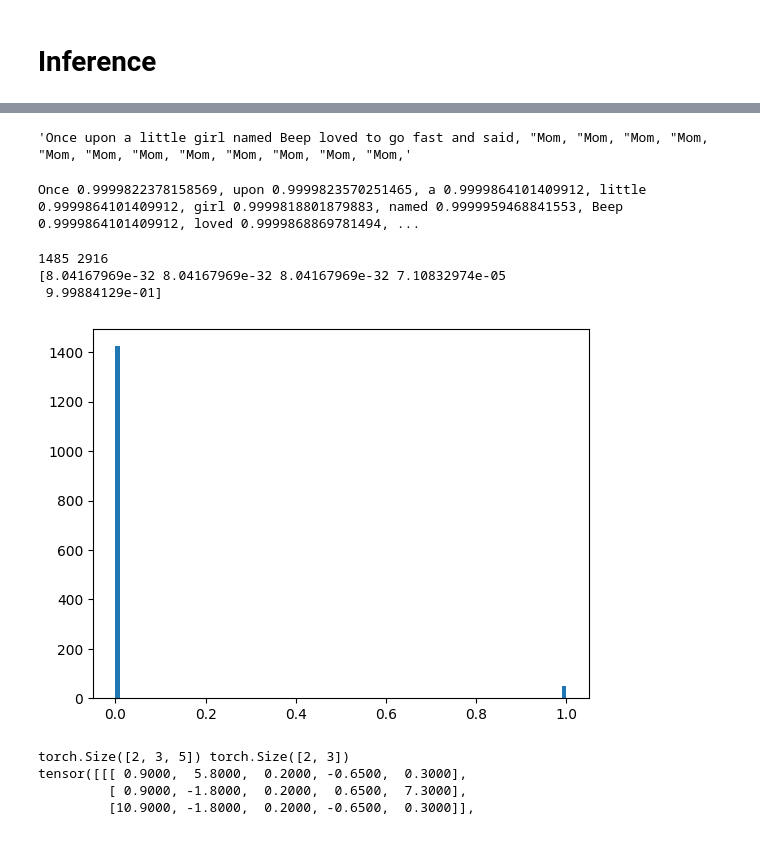
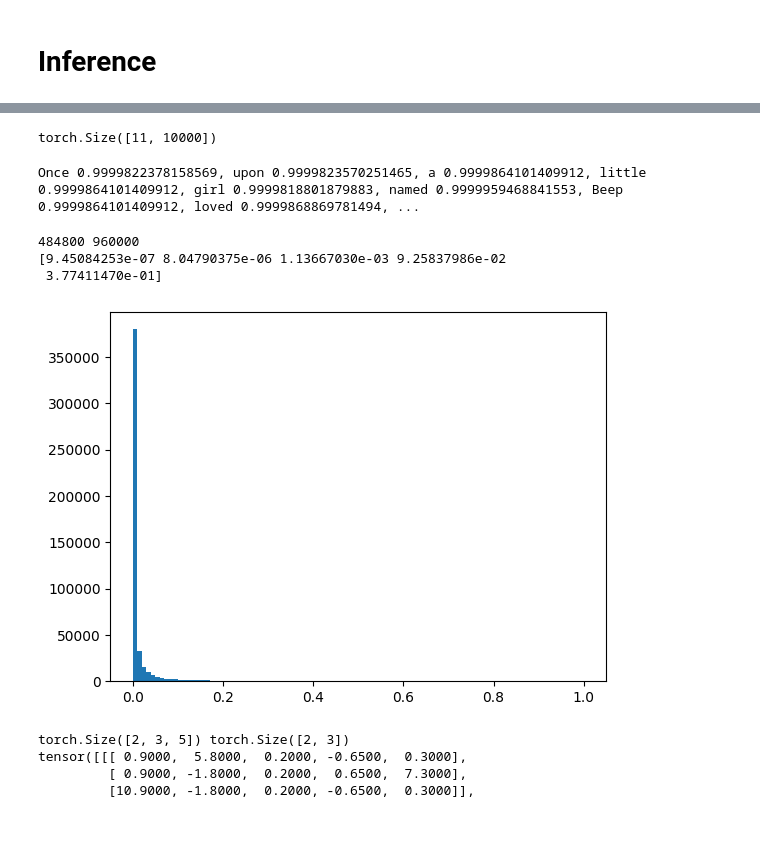
Before and after one commit to oleksandr-diudiun/mlx-week5, a Jupyter notebook: sid/notebooks/transformer.ipynb, the cells around one changed output, grey strips where cells are left out. Cells and saved outputs as stored; diff of their text form; code cells hidden in the pictures.

```diff
--- a/sid/notebooks/transformer.ipynb
+++ b/sid/notebooks/transformer.ipynb
@@ -253,23 +218,27 @@ c.most_common(100)  #
 # Data generation utilities
 # %%
 # Lets create a dataset
-T = 100  # Window size
+T = 512  # Window size
 V = VOCAB_SIZE
-B = 16
+B = 48
 SOS = "<SOS>"
 EOS = "<EOS>"
 
 
 # This is a bit slow because it generates S*(N - T) samples of length T each, where S is the number of sentences and N is the number of tokens in the sentence
-# TODO: stupidly parallelize and load it into a numpy array and save it to a file, then memory map that file and load it into a torch tensor.
-def data_generator(tokens):
-    xy = []  # x: T word window, y is T+1th word
-
-    for sentence_tokens in tokens:
-        for i in range(0, len(sentence_tokens) - T):
-            yield sentence_tokens[i : i + T], sentence_tokens[i + 1 : (i + T + 1)]
+# TODO: If slow stupidly parallelize and load it into a numpy array and save it to a file, then memory map that file and load it into a torch tensor.
+torch.manual_seed(42)
 
 
-for x, y in data_generator(sp_processor.encode_as_ids([all_sentences[2301].lower()])):
-    print(x, y)
+def data_generator(tokens):
+    # xy = []  # x: T word window, y is T+1th word
+    # Create a random minimatch
+    ix = torch.randint(len(tokens) - T, (B,))
+    x = [tokens[i : i + T] for i in ix]
+    y = [tokens[i + 1 : i + T + 1] for i in ix]
+    return x, y
+
+
+x, y = data_generator(sp_processor.encode_as_ids(" ".join(all_sentences[2301:2340])))
+print(len(x), len(x[1]), len(y), len(y[1]))
 # %% [output]
@@ -309,0 +246,11 @@ len(all_data)
+# %%
+DATA_LIMIT = 4000
+concatenated_sentences = " ".join(
+    [f"<SOS>{sentence.lower()}<EOS>" for sentence in all_sentences[0:DATA_LIMIT]]
+)
+ids = sp_processor.encode_as_ids(concatenated_sentences)
+all_data = []  # x, y pairs
+for _ in tqdm(range(DATA_LIMIT)):
+    x, y = list(data_generator(ids))
+    for l1_x, l1_y in zip(x, y):
+        all_data.append((l1_x, l1_y))
@@ -664,7 +793,7 @@ The little girl [.................................................. ]
-# %%
-sp_processor.decode_ids(generated_text)
-# %% [output]
-'Once upon a little girl named Beep loved to go fast and said, "Mom, "Mom, "Mom, "Mom, "Mom, "Mom, "Mom, "Mom, "Mom, "Mom, "Mom, "Mom,'
+# %%
+probs.shape
+# %% [output]
+torch.Size([11, 10000])
 # %%
 for t, p in zip(generated_text, max_probs_lst):
     print(sp_processor.decode(t), float(p), end=", ")
@@ -672,16 +801,16 @@ for t, p in zip(generated_text, max_probs_lst):
 Once 0.9999822378158569, upon 0.9999823570251465, a 0.9999864101409912, little 0.9999864101409912, girl 0.9999818801879883, named 0.9999959468841553, Beep 0.9999864101409912, loved 0.9999868869781494, ...
 # %%
 ax = plt.subplot()
-vals = tiny_story_model.a_softmax.view(-1).detach().numpy()
+vals = tiny_story_model.block.attn.a_softmax.view(-1).detach().to("cpu").numpy()
 print(np.count_nonzero(vals), len(vals))
 non_zeros = vals[np.where(vals != 0)]
 print(np.quantile(non_zeros, [0.01, 0.05, 0.5, 0.95, 0.99]))
 _ = ax.hist(non_zeros, bins=100)
 # %% [output]
-1485 2916
-[8.04167969e-32 8.04167969e-32 8.04167969e-32 7.10832974e-05
- 9.99884129e-01]
+484800 960000
+[9.45084253e-07 8.04790375e-06 1.13667030e-03 9.25837986e-02
+ 3.77411470e-01]
-[figure, old version]
+[figure, new version]
 # %%
 # Example of target with class indices
 random_loss = nn.CrossEntropyLoss()
```
Also changed, not shown: parts of 50 cells of this notebook.
